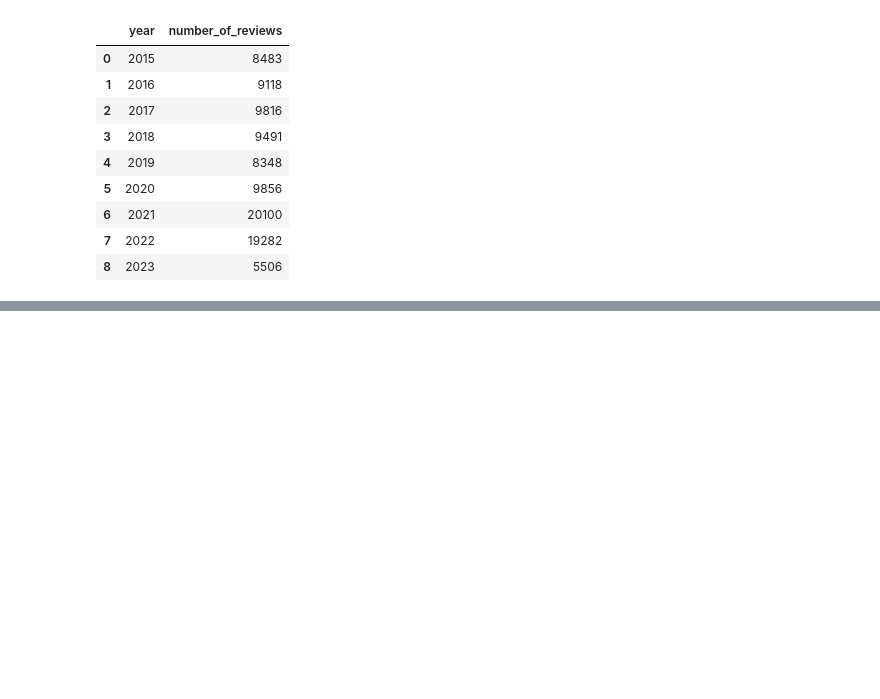
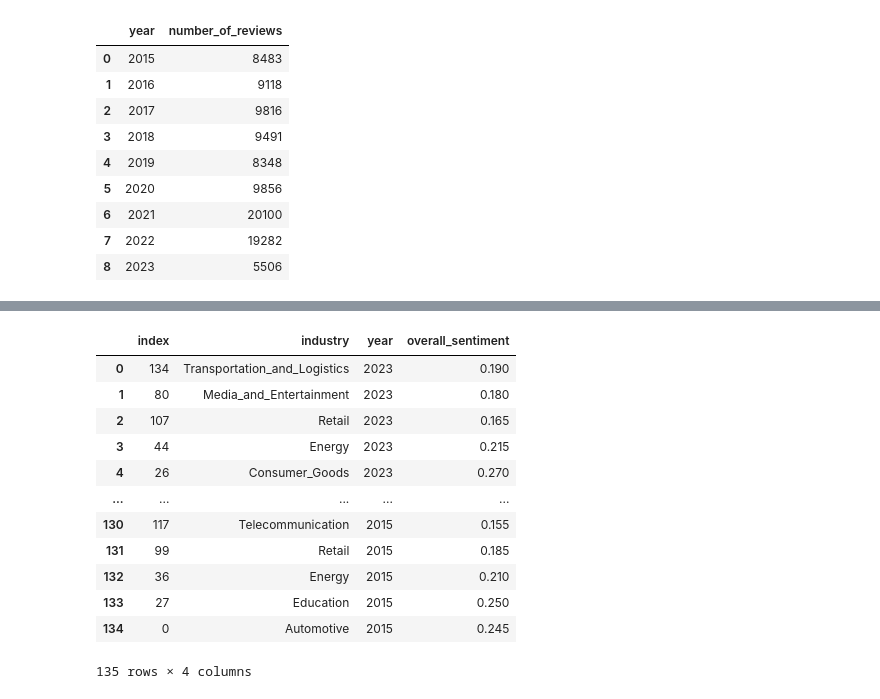
Before and after one commit to simovaeliska/employee_wellbeing_eda, a Jupyter notebook: notebooks/department_analysis.ipynb, the cells around one changed output, grey strips where cells are left out. Saved outputs shown, nothing was run; the diff lists cells and outputs as text; code cells hidden in the pictures; blank space fills up the shorter version.

```diff
--- a/notebooks/department_analysis.ipynb
+++ b/notebooks/department_analysis.ipynb
@@ -1037,0 +1216,16 @@ display(reviews_per_year)
+# %%
+sentiment_per_industry.reset_index()
+# %% [output]
+|  | index | industry | year | overall_sentiment |
+| 0 | 134 | Transportation_and_Logistics | 2023 | 0.190 |
+| 1 | 80 | Media_and_Entertainment | 2023 | 0.180 |
+| 2 | 107 | Retail | 2023 | 0.165 |
+| 3 | 44 | Energy | 2023 | 0.215 |
+| 4 | 26 | Consumer_Goods | 2023 | 0.270 |
+| ... | ... | ... | ... | ... |
+| 130 | 117 | Telecommunication | 2015 | 0.155 |
+| 131 | 99 | Retail | 2015 | 0.185 |
+| 132 | 36 | Energy | 2015 | 0.210 |
+| 133 | 27 | Education | 2015 | 0.250 |
+| 134 | 0 | Automotive | 2015 | 0.245 |
+135 rows × 4 columns
```
Also changed, not shown: parts of 17 cells of this notebook, 16 other files.
